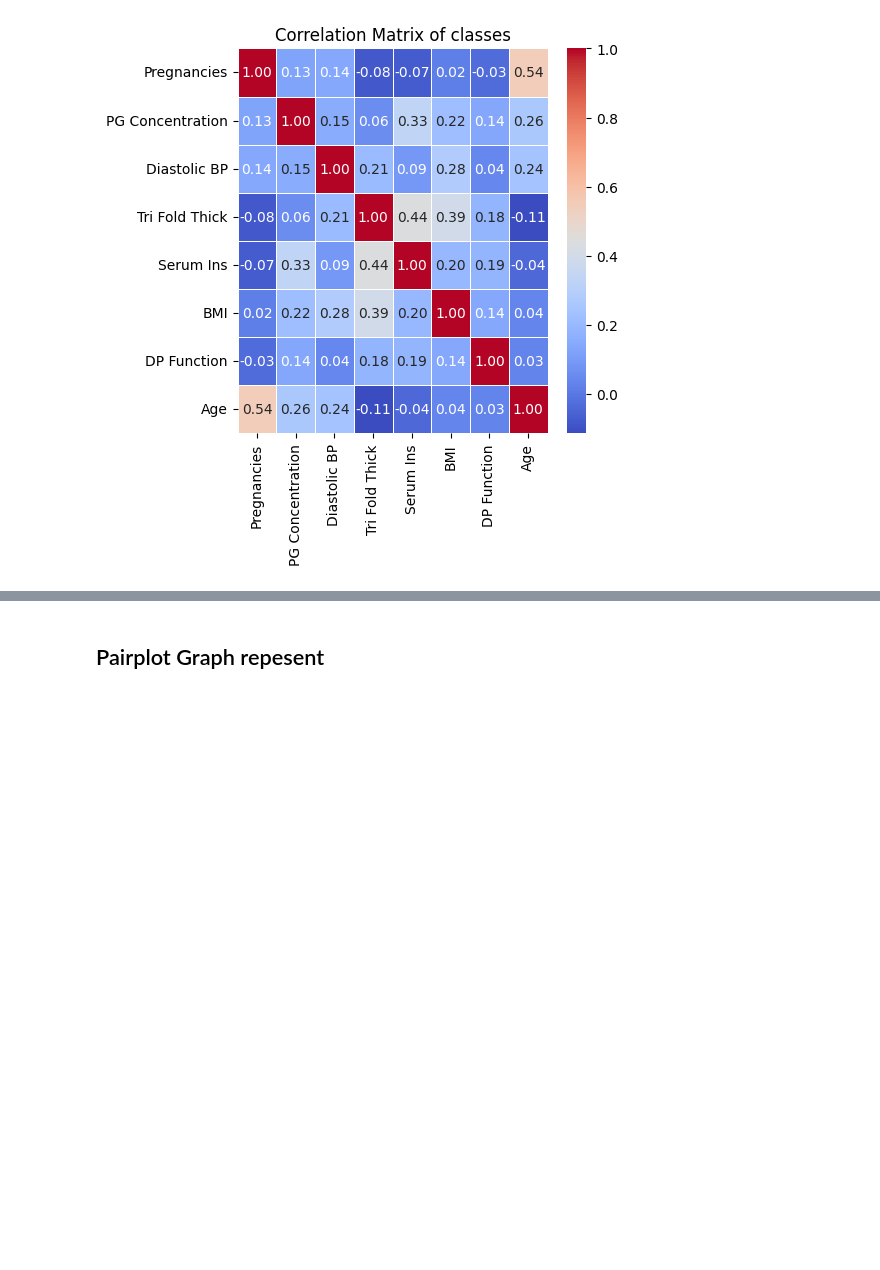
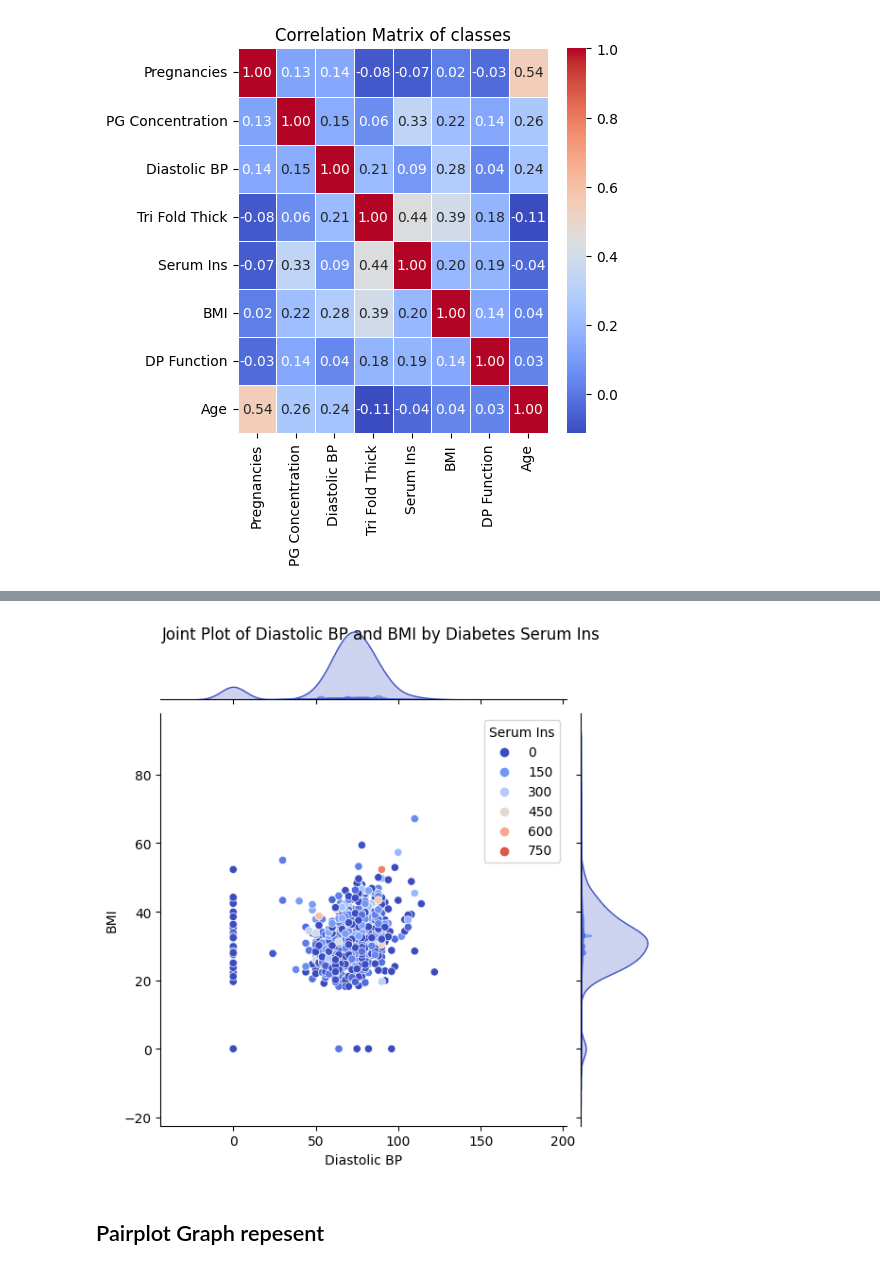
Before and after one commit to ramandeep2818/Data-Exploration-using-Python, a Jupyter notebook: Copy_of_Copy_of_Modification_in_Diabetes_Visualisation.ipynb, the cells around one changed output, grey strips where cells are left out. Saved outputs shown, nothing was run; the diff lists cells and outputs as text; code cells hidden in the pictures; blank space fills up the shorter version.

```diff
--- a/Copy_of_Copy_of_Modification_in_Diabetes_Visualisation.ipynb
+++ b/Copy_of_Copy_of_Modification_in_Diabetes_Visualisation.ipynb
@@ -387,3 +408,13 @@ plt.show()
+# %%
+import seaborn as sns
+import matplotlib.pyplot as plt
+
+# Assuming 'Serum_Ins' is the target variable
+sns.jointplot(x='Diastolic BP', y='BMI', data=dt, hue='Serum Ins', kind='scatter', palette='coolwarm')
+plt.suptitle('Joint Plot of Diastolic BP and BMI by Diabetes Serum Ins')
+plt.show()
+# %% [output]
+[figure, added]
 # %% [markdown]
 ## Pairplot Graph repesent
 # %% [markdown]
```
Also changed, not shown: parts of 2 cells of this notebook.
